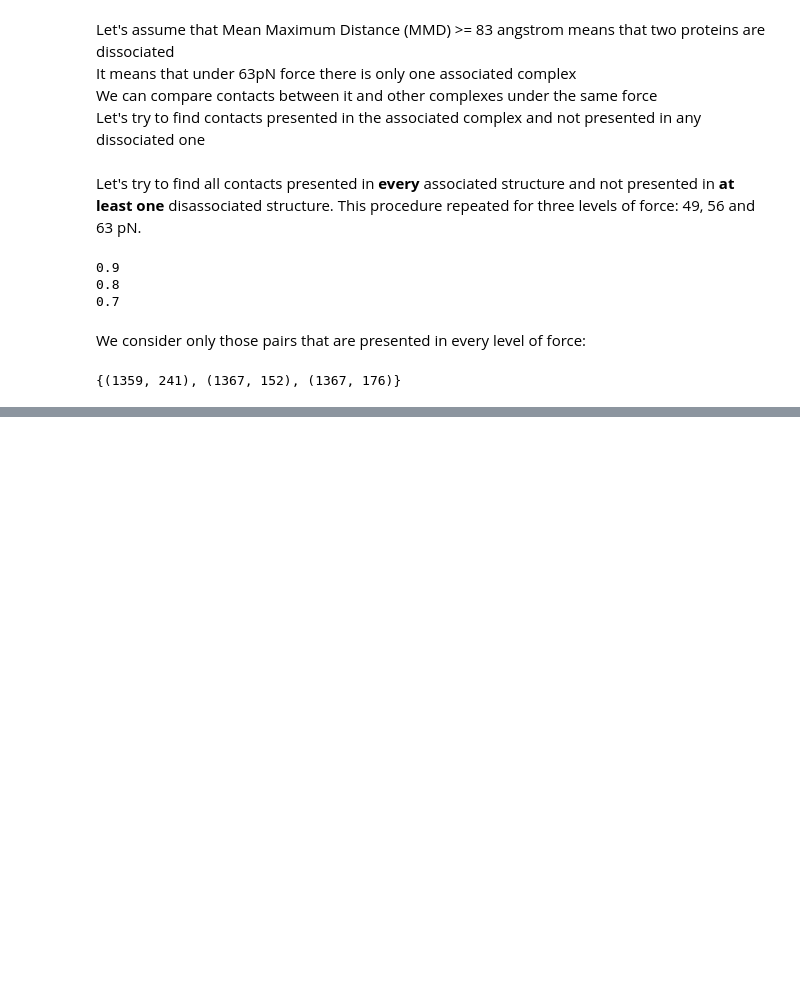
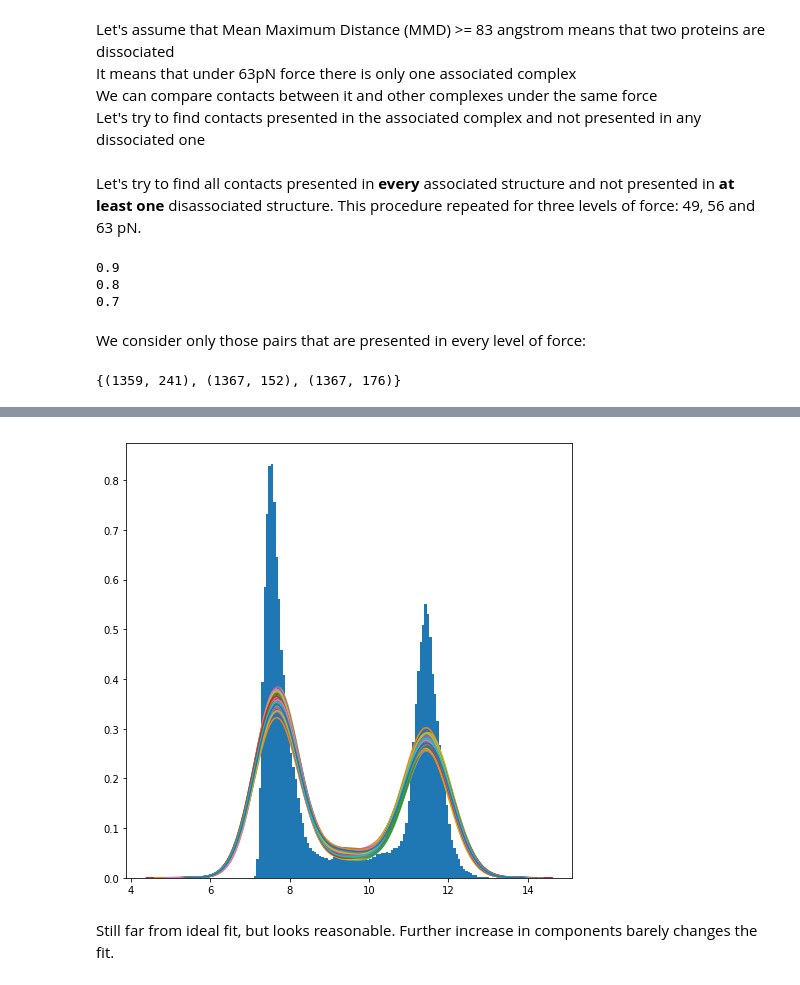
Before and after one commit to artemkondyukov/catch_bonds, a Jupyter notebook: notebooks/AssociationNucleus_1sq0.ipynb, the cells around one changed output, grey strips where cells are left out. Cells and saved outputs as stored; diff of their text form; code cells hidden in the pictures; blank space fills up the shorter version.

```diff
--- a/notebooks/AssociationNucleus_1sq0.ipynb
+++ b/notebooks/AssociationNucleus_1sq0.ipynb
@@ -107,0 +149,7 @@ intersection
+# %%
+mixtures = []
+
+for _ in tqdm(range(100)):
+    mix = GaussianMixture(3)
+    mix.fit(np.array(dists_list)[:, None])
+    mixtures.append(mix)
@@ -107,0 +158,11 @@ intersection
+# %%
+fig = plt.figure(figsize=(8, 8))
+
+plt.hist(dists_list, density=True, bins=100);
+for mix in mixtures:
+    sampled = np.array([mix.sample()[0] for _ in range(1000)])
+    sns.distplot(sampled[:, 0, 0], hist=False)
+# %% [output]
+[figure, added]
+# %% [markdown]
+Still far from ideal fit, but looks reasonable. Further increase in components barely changes the fit.
```
Also changed, not shown: parts of 11 cells of this notebook.
